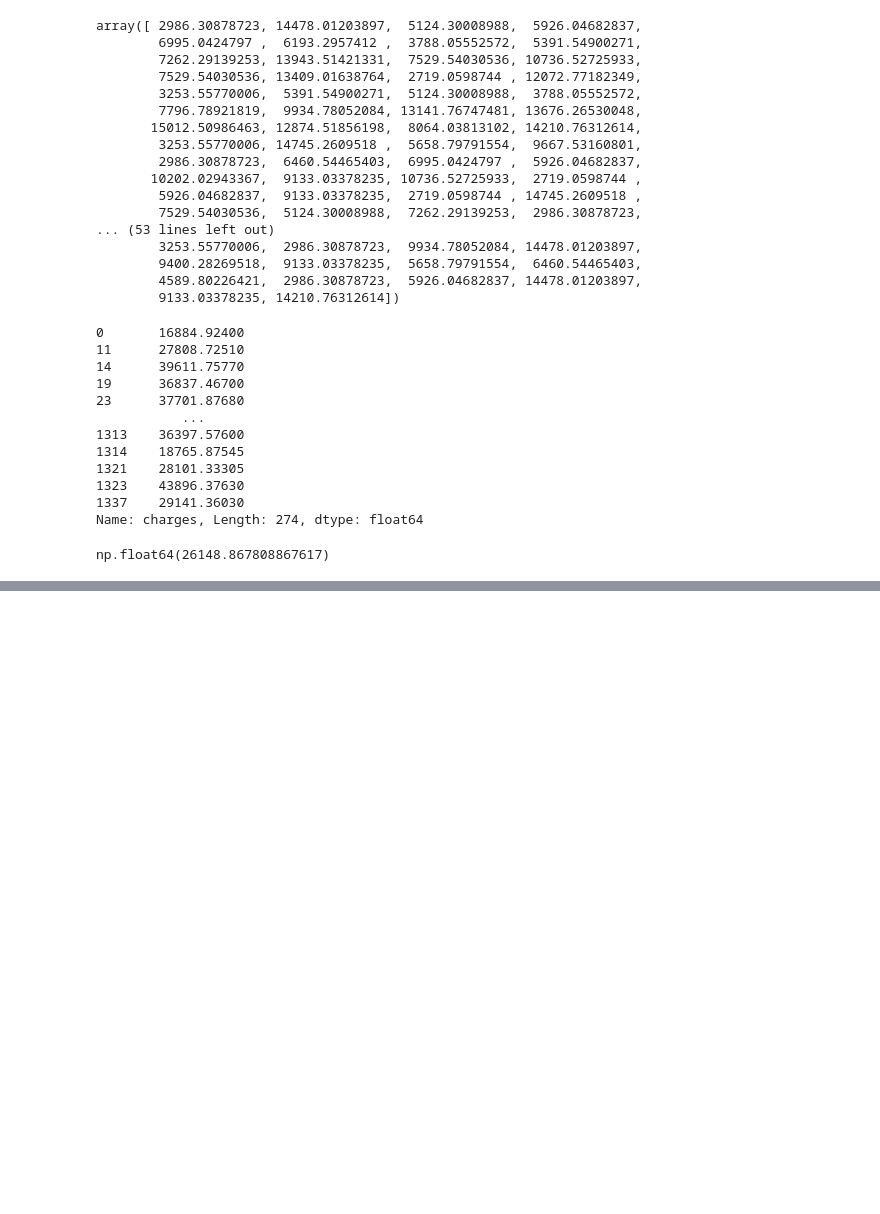
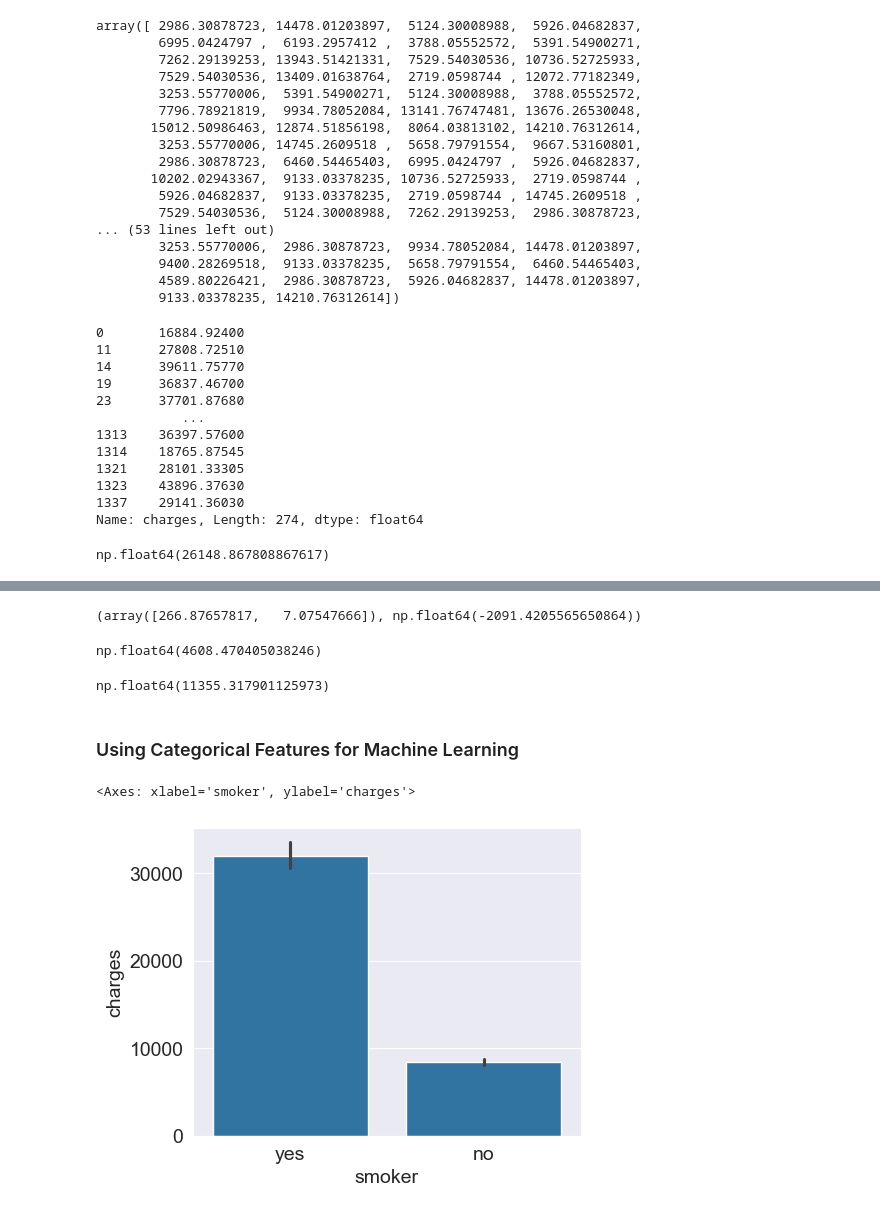
Before and after one commit to HembenDev/medical_insurance-estimation-model, a Jupyter notebook: medic.ipynb, the cells around one changed output, grey strips where cells are left out. Drawn from its saved outputs; the diff is of its cells as text; code cells hidden in the pictures; blank space fills up the shorter version.

```diff
--- a/medic.ipynb
+++ b/medic.ipynb
@@ -578,0 +588,30 @@ np.float64(-18575937.17938786)
+# %%
+model_2.coef_, model.intercept_
+# %% [output]
+(array([266.87657817,   7.07547666]), np.float64(-2091.4205565650864))
+# %%
+input, target = non_smoker_df[['age', 'bmi', 'children']], non_smoker_df['charges']
+model = LinearRegression().fit(input, target)
+predictions = model.predict(input)
+
+model.coef_, model.intercept_
+loss = rmse(target, predictions)
+loss
+# %% [output]
+np.float64(4608.470405038246)
+# %%
+inputs, targets = medic_df[['age', 'bmi', 'children']], medic_df['charges']
+model = LinearRegression().fit(inputs, targets)
+predictions = model.predict(inputs)
+model.intercept_, model.coef_
+loss = rmse(targets, predictions)
+loss
+# %% [output]
+np.float64(11355.317901125973)
+# %% [markdown]
+### Using Categorical Features for Machine Learning
+# %%
+sns.barplot(data = medic_df, x = 'smoker', y = 'charges')
+# %% [output]
+<Axes: xlabel='smoker', ylabel='charges'>
+[figure, added]
```
Also changed, not shown: parts of 39 cells of this notebook, 2 other files.
